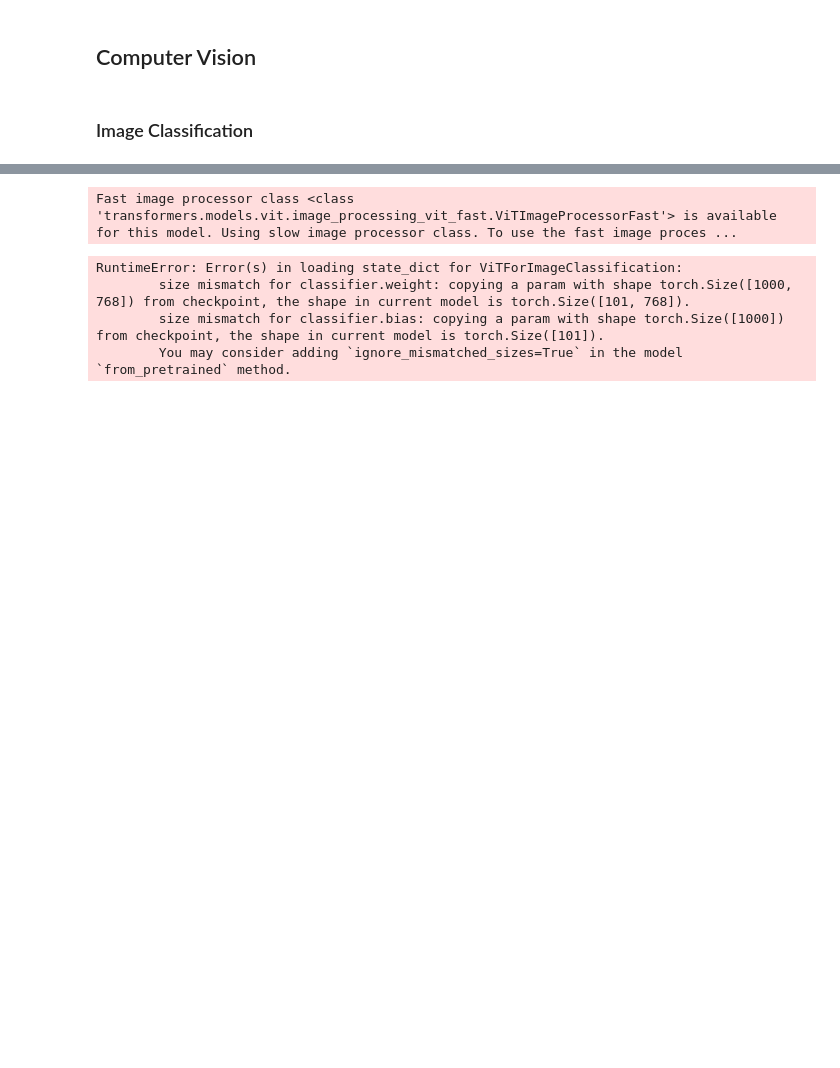
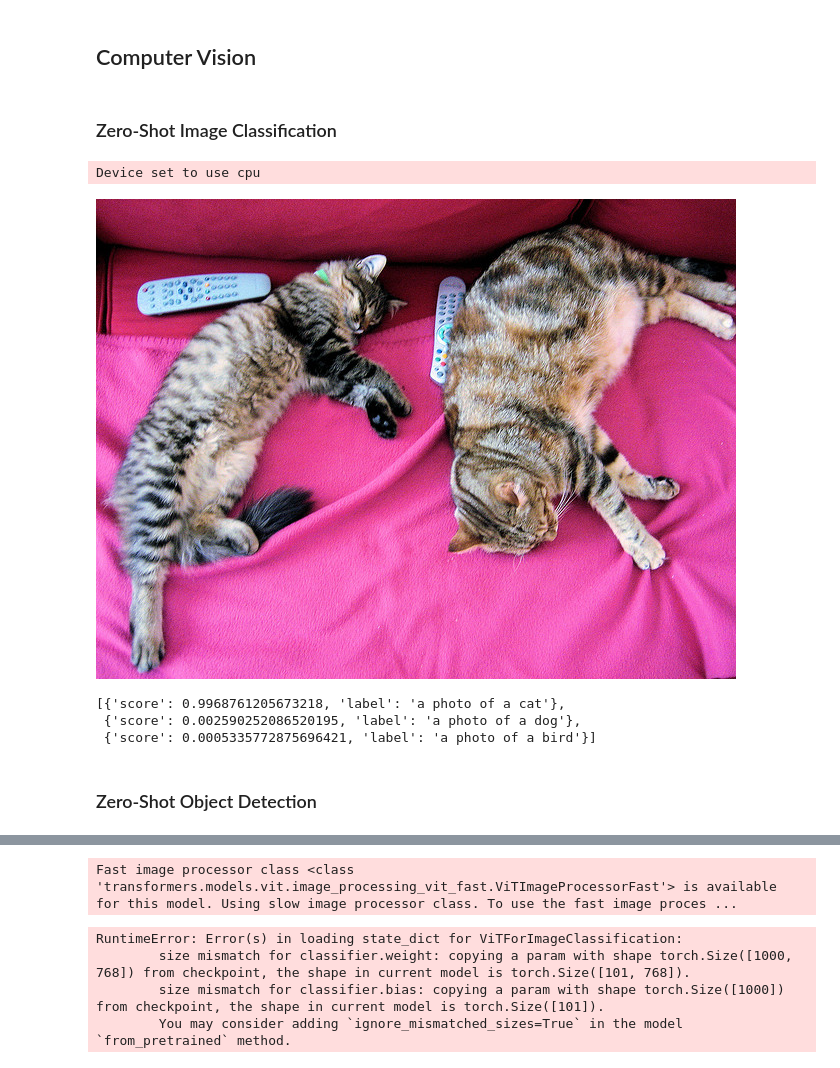
Before and after one commit to Cyntwikip/Machine-Learning, a Jupyter notebook: huggingface_computer_vision.ipynb, the cells around one changed output, grey strips where cells are left out. Drawn from its saved outputs; the diff is of its cells as text; code cells hidden in the pictures; blank space fills up the shorter version.

Commit message:
feat: add zero-shot computer vision examples

```diff
--- a/huggingface_computer_vision.ipynb
+++ b/huggingface_computer_vision.ipynb
@@ -30,4 +30,30 @@ Successfully installed datasets-3.2.0 dill-0.3.8 evaluate-0.4.3 fsspec-2024.9.0
 # %% [markdown]
 ## Computer Vision
 # %% [markdown]
-### Image Classification
+### Zero-Shot Image Classification
+# %%
+# prompt: huggingface sample code zero shot image classification
+
+from PIL import Image
+import requests
+from transformers import pipeline
+
+classifier = pipeline(task="zero-shot-image-classification", model="openai/clip-vit-base-patch32")
+
+url = "http://images.cocodataset.org/val2017/000000039769.jpg"
+image = Image.open(requests.get(url, stream=True).raw)
+
+image
+# %% [output]
+Device set to use cpu
+[figure, added]
+# %%
+candidate_labels = ["a photo of a cat", "a photo of a dog", "a photo of a bird"]
+results = classifier(image, candidate_labels=candidate_labels)
+results
+# %% [output]
+[{'score': 0.9968761205673218, 'label': 'a photo of a cat'},
+ {'score': 0.002590252086520195, 'label': 'a photo of a dog'},
+ {'score': 0.0005335772875696421, 'label': 'a photo of a bird'}]
+# %% [markdown]
+### Zero-Shot Object Detection
```
Also changed, not shown: parts of 4 cells of this notebook.
